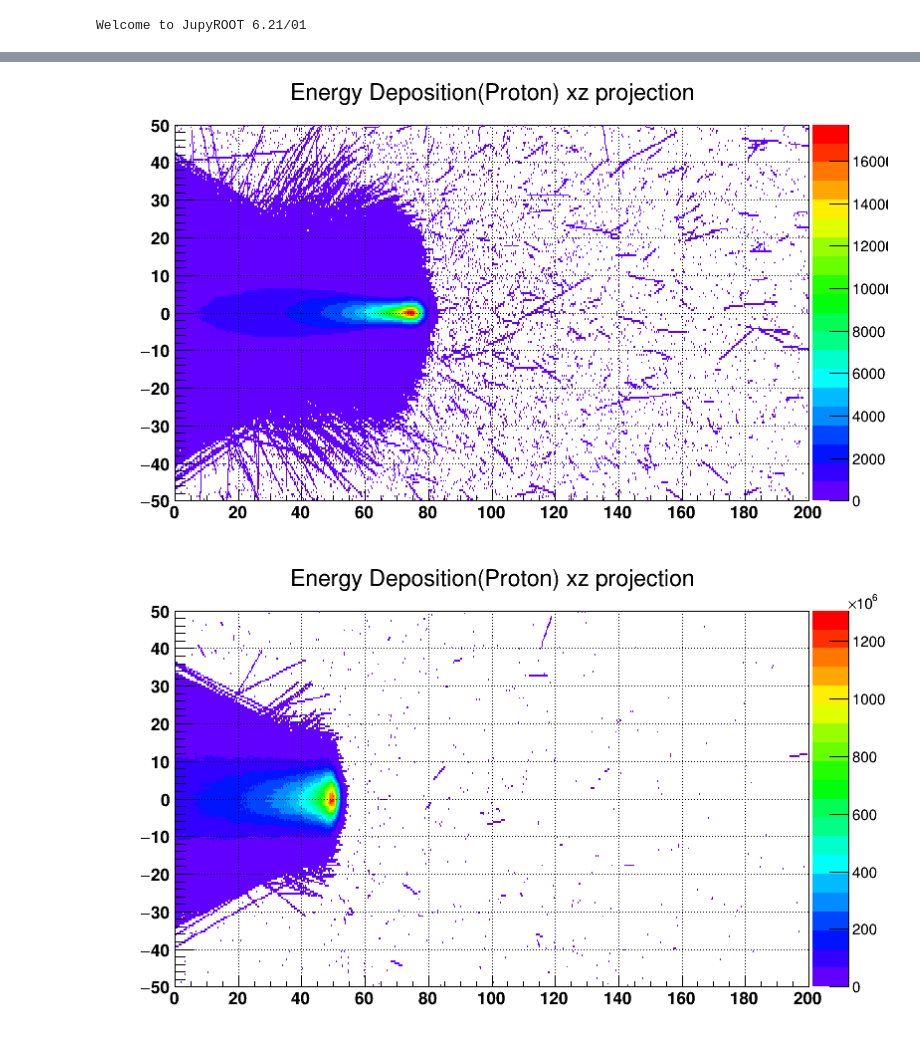
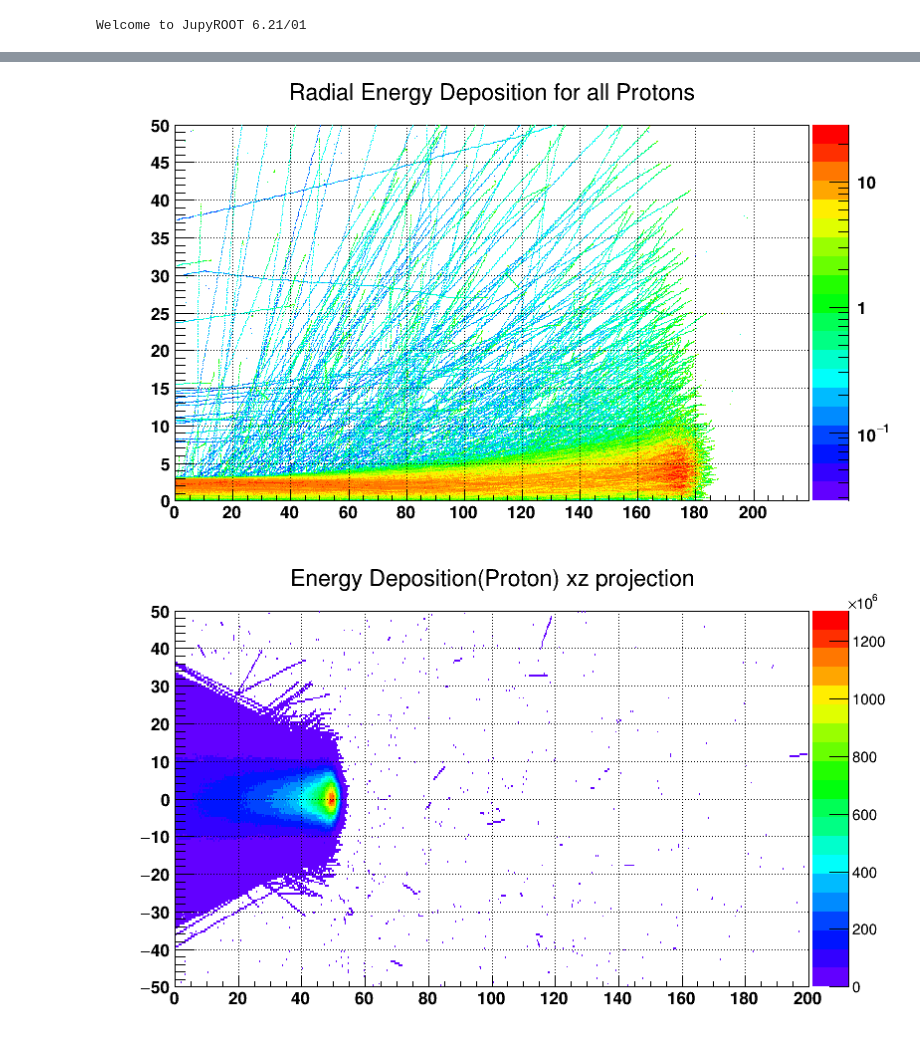
Before and after one commit to FardousR/Proton-Beam-Analysis, a Jupyter notebook: Python/Test.ipynb, the cells around one changed output, grey strips where cells are left out. Saved outputs shown, nothing was run; the diff lists cells and outputs as text; code cells hidden in the pictures.

```diff
--- a/Python/Test.ipynb
+++ b/Python/Test.ipynb
@@ -14,21 +14,22 @@ from ROOT import TCanvas, gStyle, TFile, TProfile, TNtuple, TH1D, TH2D, TH3D, TG
 # %% [output]
 Welcome to JupyROOT 6.21/01
 # %%
-DataFile = ROOT.TFile("/home/fardousr/Desktop/Output/Convergent_Data/Min Spot size scan 100MeV/Energy_100_Alpha:_18._Beta:_1360.mm_Sigma_10.mm.root")
-Energy_Distribution = DataFile.Get('ProtonEnergyHisto')
+DataFile = ROOT.TFile("/home/fardousr/Desktop/Output/Collimator_Data/Coll_Energy_160MeV_Radius_3.0mm.root")
+Energy_Distribution = DataFile.Get('ProtonRadialHisto')
 
 c1 = TCanvas( 'c1', 'Deterministic LET', 200, 10, 800, 500)
 
-Energy_Distribution_Z = Energy_Distribution.Project3D('xz').Clone('Energy_Distribution_Z')
+Energy_Distribution_Z = Energy_Distribution
 Energy_Distribution_Z.Scale(1/1000000)
 Energy_Distribution_Z.Draw("COLZ")
 Energy_Distribution_Z.SetStats(0)
 gStyle.SetPalette(1)
 c1.Update()
 c1.GetFrame().SetFillColor(0)
-c1.GetFrame().SetBorderSize( 12 )
+c1.GetFrame().SetBorderSize(12)
+gPad.SetLogz();
 c1.GetFrame().SetBorderMode(0);
-c1.SetFillColor( 0 )
+c1.SetFillColor(0)
 c1.SetGridx()
 c1.SetGridy()
 c1.Modified()
@@ -39,4 +39,4 @@ Warning in <TCanvas::Constructor>: Deleting canvas with same name: c1
-[figure, old version]
+[figure, new version]
 # %%
 DataFile = ROOT.TFile("/home/fardousr/Desktop/Output/Convergent_Data/Energy_80_Alpha:_5.0_Beta:_393.0mm_Sigma_10.mm.root")
 Energy_Distribution = DataFile.Get('ProtonEnergyHisto').Project3D('xz')
```
Also changed, not shown: parts of 3 cells of this notebook, 5 other files.
